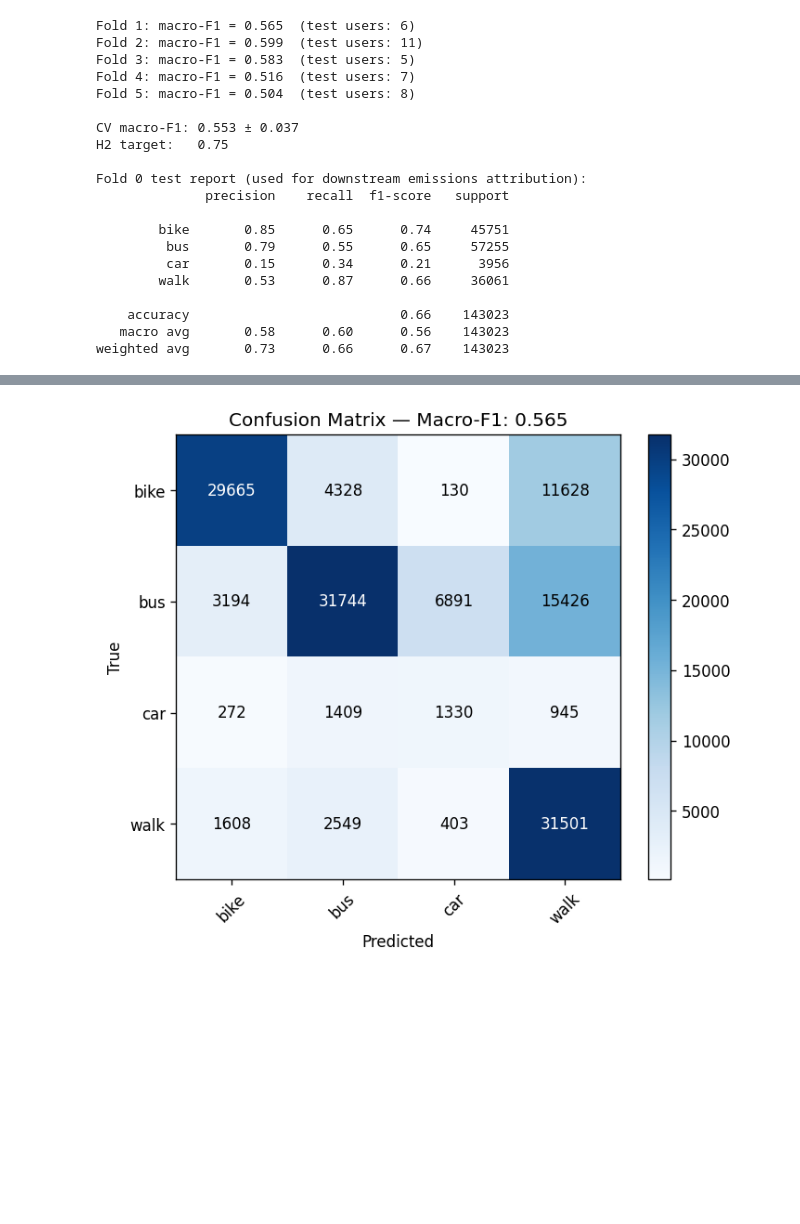
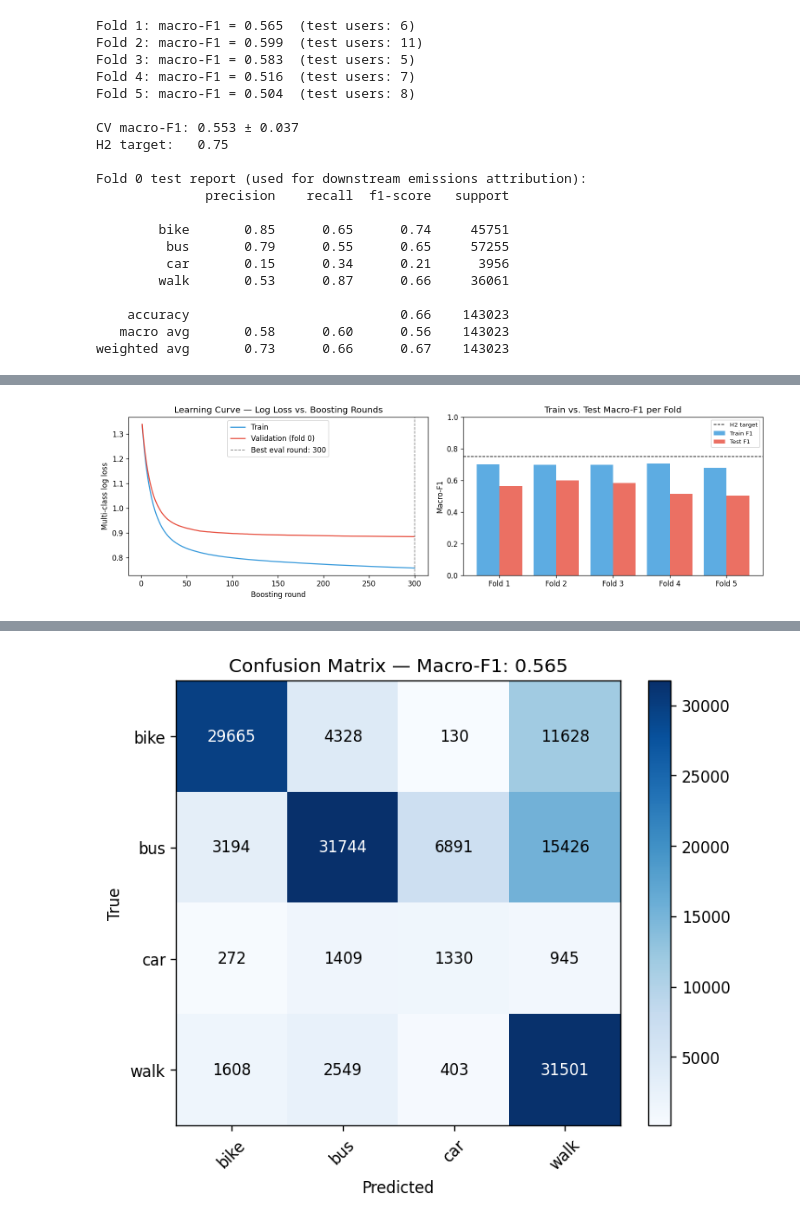
Before and after one commit to minhbtnguyen/byob, a Jupyter notebook: eda/pipeline.ipynb, the cells around one changed output, grey strips where cells are left out. Saved outputs shown, nothing was run; the diff lists cells and outputs as text; code cells hidden in the pictures; blank space fills up the shorter version.

```diff
--- a/eda/pipeline.ipynb
+++ b/eda/pipeline.ipynb
@@ -557,0 +563,85 @@ weighted avg       0.73      0.66      0.67    143023
+# %%
+from sklearn.metrics import f1_score
+import numpy as np
+
+# ── 1. Train vs test F1 across all 5 folds ────────────────────────────────────
+train_f1s, test_f1s = [], []
+for tr_idx, te_idx in splits:
+    X_tr = df.iloc[tr_idx][FINAL_COLS]
+    X_te = df.iloc[te_idx][FINAL_COLS]
+    y_tr = le.transform(df.iloc[tr_idx]['mode'])
+    y_te = le.transform(df.iloc[te_idx]['mode'])
+    clf = make_model()
+    clf.fit(X_tr, y_tr)
+    train_f1s.append(f1_score(y_tr, clf.predict(X_tr), average='macro'))
+    test_f1s.append(f1_score(y_te, clf.predict(X_te), average='macro'))
+
+print('Train vs. CV macro-F1 across folds:')
+print(f"{'Fold':<6}  {'Train F1':>9}  {'Test F1':>9}  {'Gap':>8}")
+print('-' * 38)
+for i, (tr, te) in enumerate(zip(train_f1s, test_f1s)):
+    print(f"{i+1:<6}  {tr:>9.3f}  {te:>9.3f}  {tr-te:>+8.3f}")
+print('-' * 38)
+print(f"{'Mean':<6}  {np.mean(train_f1s):>9.3f}  {np.mean(test_f1s):>9.3f}  "
+      f"{np.mean(train_f1s)-np.mean(test_f1s):>+8.3f}")
+
+# ── 2. Learning curve over boosting rounds ────────────────────────────────────
+# Train on fold 0, log train + eval metric per round
+import lightgbm as lgb
+
+tr_idx, te_idx = splits[0]
+X_tr = df.iloc[tr_idx][FINAL_COLS].values
+X_te = df.iloc[te_idx][FINAL_COLS].values
+y_tr = le.transform(df.iloc[tr_idx]['mode'])
+y_te = le.transform(df.iloc[te_idx]['mode'])
+
+evals_result = {}
+clf_diag = lgb.LGBMClassifier(
+    n_estimators=300, learning_rate=0.05, num_leaves=31,
+    class_weight='balanced', random_state=42, verbose=-1,
+)
+clf_diag.fit(
+    X_tr, y_tr,
+    eval_set=[(X_tr, y_tr), (X_te, y_te)],
+    eval_names=['train', 'eval'],
+    eval_metric='multi_logloss',
+    callbacks=[lgb.record_evaluation(evals_result)],
+)
+
+train_loss = evals_result['train']['multi_logloss']
+eval_loss  = evals_result['eval']['multi_logloss']
+rounds     = range(1, len(train_loss) + 1)
+
+fig, axes = plt.subplots(1, 2, figsize=(13, 4))
+
+# Learning curve — log loss
+axes[0].plot(rounds, train_loss, label='Train', color='#3498db')
+axes[0].plot(rounds, eval_loss,  label='Validation (fold 0)', color='#e74c3c')
+axes[0].set_xlabel('Boosting round')
+axes[0].set_ylabel('Multi-class log loss')
+axes[0].set_title('Learning Curve — Log Loss vs. Boosting Rounds')
+axes[0].legend()
+best_round = int(np.argmin(eval_loss)) + 1
+axes[0].axvline(best_round, color='grey', ls='--', lw=1,
+                label=f'Best eval round: {best_round}')
+axes[0].legend()
+
+# Train vs test F1 per fold bar chart
+x = np.arange(len(train_f1s))
+axes[1].bar(x - 0.2, train_f1s, width=0.4, label='Train F1', color='#3498db', alpha=0.8)
+axes[1].bar(x + 0.2, test_f1s,  width=0.4, label='Test F1',  color='#e74c3c', alpha=0.8)
+axes[1].set_xticks(x)
+axes[1].set_xticklabels([f'Fold {i+1}' for i in x])
+axes[1].set_ylabel('Macro-F1')
+axes[1].set_title('Train vs. Test Macro-F1 per Fold')
+axes[1].set_ylim(0, 1)
+axes[1].axhline(0.75, color='black', ls='--', lw=1, label='H2 target')
+axes[1].legend(fontsize=8)
+
+plt.tight_layout()
+plt.show()
+print(f'Best eval round: {best_round} / 300')
+print(f'Min eval loss:   {min(eval_loss):.4f}')
+print(f'Final eval loss: {eval_loss[-1]:.4f}')
+print(f'Overfitting gap: {eval_loss[-1] - min(eval_loss):.4f}')
+# %% [output]
@@ -557,0 +658 @@ weighted avg       0.73      0.66      0.67    143023
+[figure, added]
```
Also changed, not shown: parts of 18 cells of this notebook, 1 other file.
